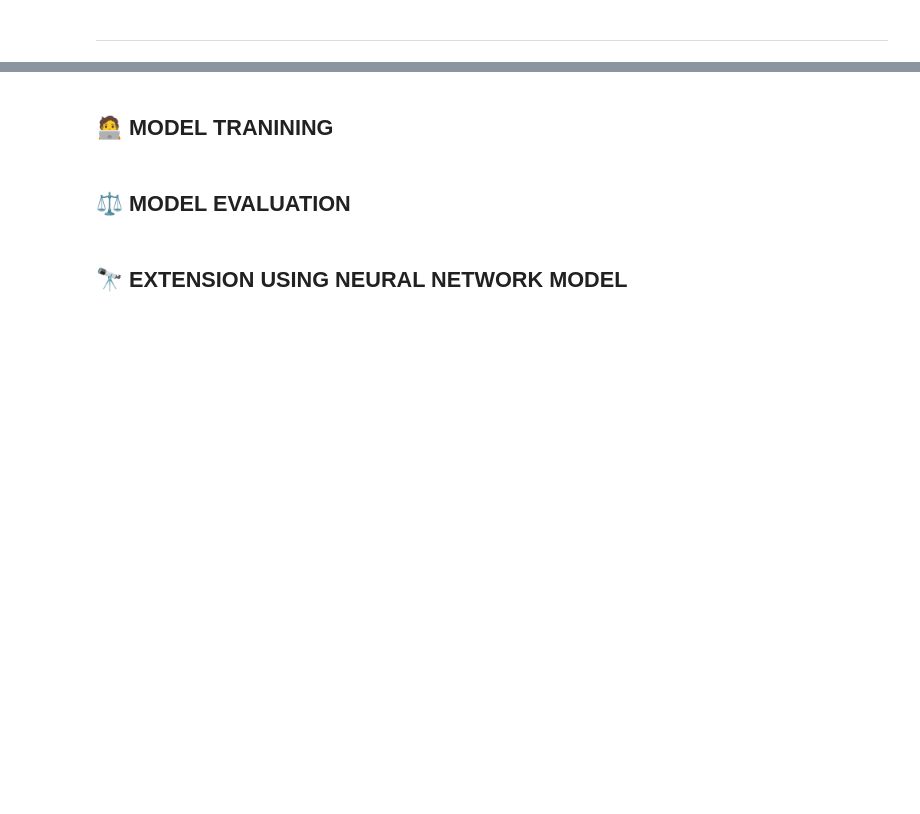
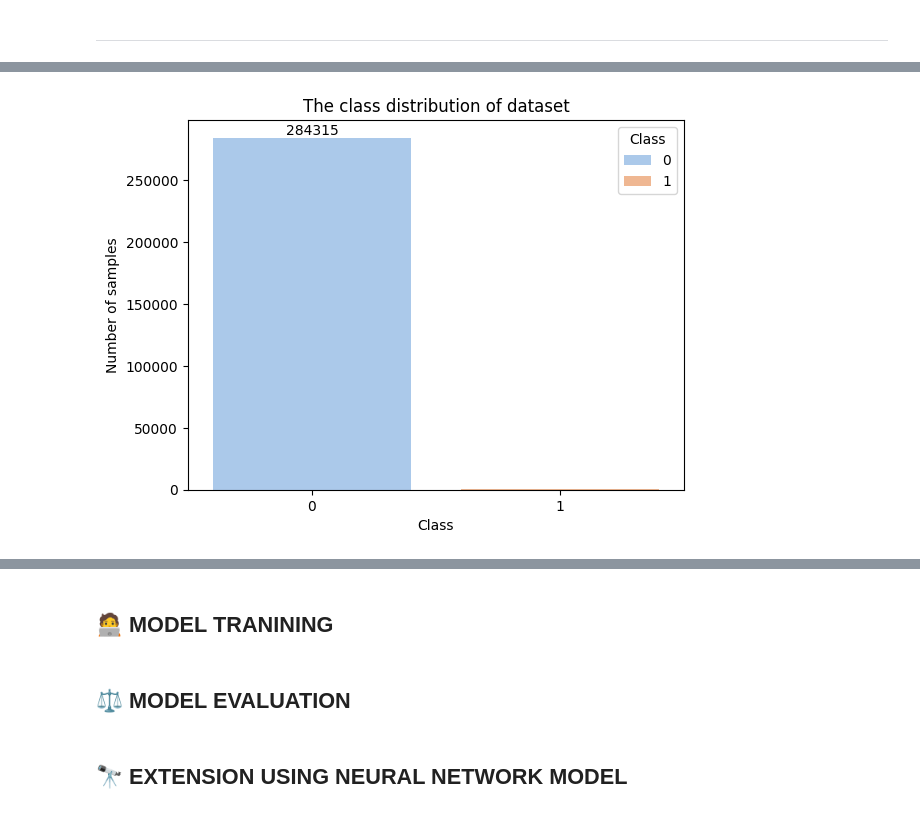
Before and after one commit to trungdung1711/credit-card-fraud-detection, a Jupyter notebook: notebooks/_v1.ipynb, the cells around one changed output, grey strips where cells are left out. Drawn from its saved outputs; the diff is of its cells as text; code cells hidden in the pictures; blank space fills up the shorter version.

Commit message:
feat: :poop: add several data visualization plots

```diff
--- a/notebooks/_v1.ipynb
+++ b/notebooks/_v1.ipynb
@@ -70,0 +100,2 @@ print_df(df)
+# %%
+eda_df = df.copy(deep=True)
@@ -70,0 +112,10 @@ print_df(df)
+# %%
+ax = sns.countplot(data=eda_df, x="Class", hue="Class", palette="pastel")
+ax.bar_label(ax.containers[0])
+
+plt.xlabel("Class")
+plt.ylabel("Number of samples")
+plt.title("The class distribution of dataset")
+plt.show()
+# %% [output]
+[figure, added]
```
Also changed, not shown: parts of 23 cells of this notebook.
